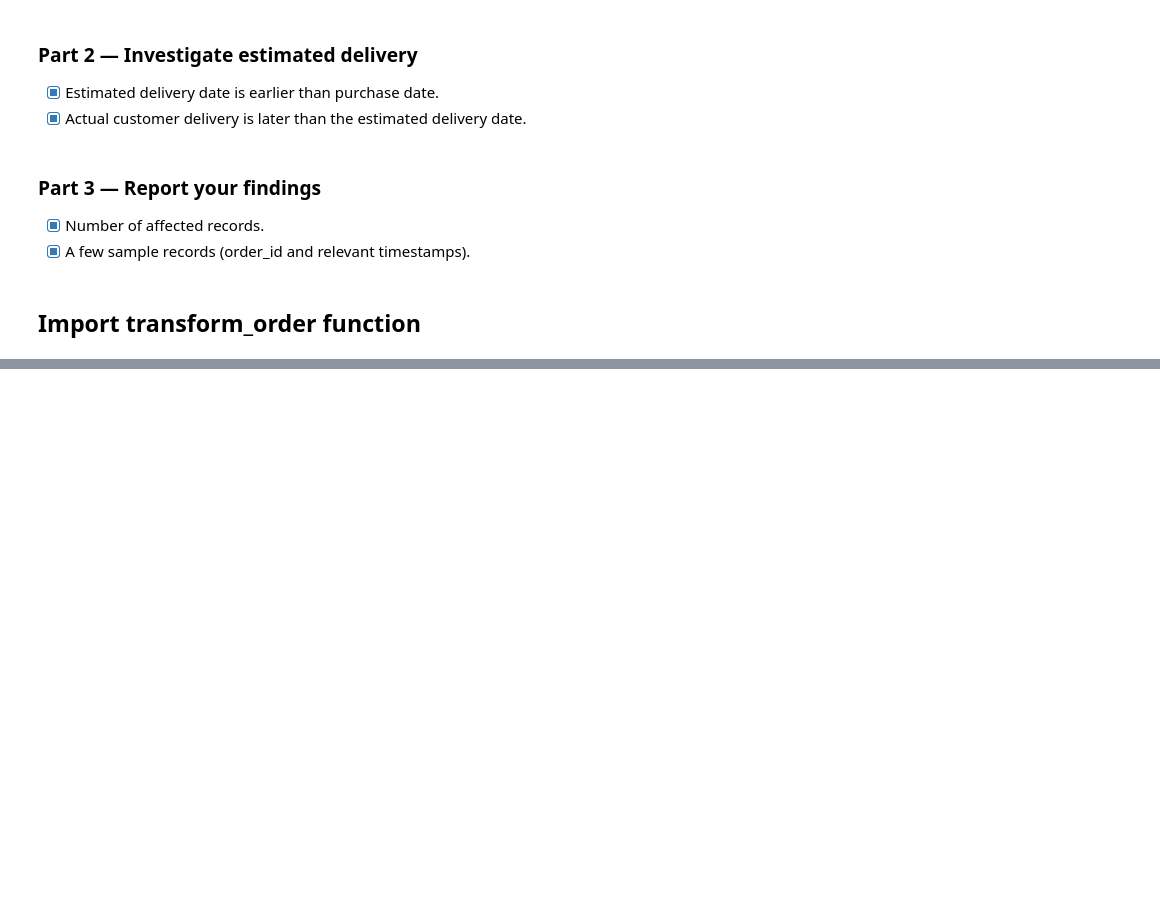
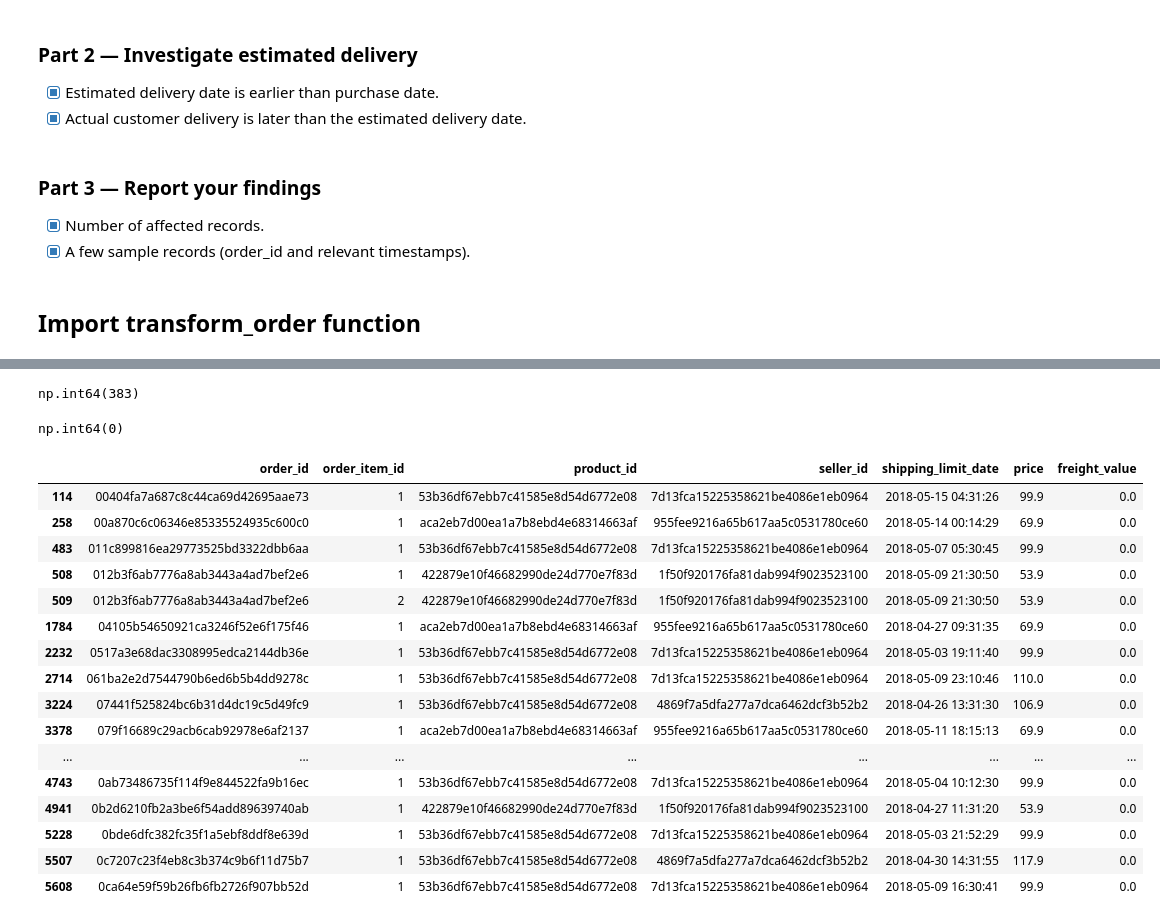
Before and after one commit to ashwinam/brazzilian-ecomm-data-engineering, a Jupyter notebook: notebooks/data_exploration.ipynb, the cells around one changed output, grey strips where cells are left out. Drawn from its saved outputs; the diff is of its cells as text; code cells hidden in the pictures; blank space fills up the shorter version.

```diff
--- a/notebooks/data_exploration.ipynb
+++ b/notebooks/data_exploration.ipynb
@@ -6,3 +7,6 @@ import pandas as pd
+# %%
+dataset_directory = pl.Path('datasets/brazilian-ecommerce/')
+dataframes = extract_all_datasets(dataset_directory)
 # %%
 for key, value in dataframes.items():
         # Investigating missing values
@@ -316,0 +283,2 @@ order_estimated_delivery_date 0 0
+# %%
+order_items_df = dataframes['olist_order_items_dataset']
@@ -316,0 +342,28 @@ order_estimated_delivery_date 0 0
+# %%
+(order_items_df['freight_value'] == 0).sum()
+# %% [output]
+np.int64(383)
+# %%
+(order_items_df['freight_value'] < 0).sum()
+# %% [output]
+np.int64(0)
+# %%
+order_items_df[order_items_df['freight_value'] <= 0].head(20)
+# %% [output]
+|  | order_id | order_item_id | product_id | seller_id | shipping_limit_date | price | freight_value |
+| 114 | 00404fa7a687c8c44ca69d42695aae73 | 1 | 53b36df67ebb7c41585e8d54d6772e08 | 7d13fca15225358621be4086e1eb0964 | 2018-05-15 04:31:26 | 99.9 | 0.0 |
+| 258 | 00a870c6c06346e85335524935c600c0 | 1 | aca2eb7d00ea1a7b8ebd4e68314663af | 955fee9216a65b617aa5c0531780ce60 | 2018-05-14 00:14:29 | 69.9 | 0.0 |
+| 483 | 011c899816ea29773525bd3322dbb6aa | 1 | 53b36df67ebb7c41585e8d54d6772e08 | 7d13fca15225358621be4086e1eb0964 | 2018-05-07 05:30:45 | 99.9 | 0.0 |
+| 508 | 012b3f6ab7776a8ab3443a4ad7bef2e6 | 1 | 422879e10f46682990de24d770e7f83d | 1f50f920176fa81dab994f9023523100 | 2018-05-09 21:30:50 | 53.9 | 0.0 |
+| 509 | 012b3f6ab7776a8ab3443a4ad7bef2e6 | 2 | 422879e10f46682990de24d770e7f83d | 1f50f920176fa81dab994f9023523100 | 2018-05-09 21:30:50 | 53.9 | 0.0 |
+| 1784 | 04105b54650921ca3246f52e6f175f46 | 1 | aca2eb7d00ea1a7b8ebd4e68314663af | 955fee9216a65b617aa5c0531780ce60 | 2018-04-27 09:31:35 | 69.9 | 0.0 |
+| 2232 | 0517a3e68dac3308995edca2144db36e | 1 | 53b36df67ebb7c41585e8d54d6772e08 | 7d13fca15225358621be4086e1eb0964 | 2018-05-03 19:11:40 | 99.9 | 0.0 |
+| 2714 | 061ba2e2d7544790b6ed6b5b4dd9278c | 1 | 53b36df67ebb7c41585e8d54d6772e08 | 7d13fca15225358621be4086e1eb0964 | 2018-05-09 23:10:46 | 110.0 | 0.0 |
+| 3224 | 07441f525824bc6b31d4dc19c5d49fc9 | 1 | 53b36df67ebb7c41585e8d54d6772e08 | 4869f7a5dfa277a7dca6462dcf3b52b2 | 2018-04-26 13:31:30 | 106.9 | 0.0 |
+| 3378 | 079f16689c29acb6cab92978e6af2137 | 1 | aca2eb7d00ea1a7b8ebd4e68314663af | 955fee9216a65b617aa5c0531780ce60 | 2018-05-11 18:15:13 | 69.9 | 0.0 |
+| ... | ... | ... | ... | ... | ... | ... | ... |
+| 4743 | 0ab73486735f114f9e844522fa9b16ec | 1 | 53b36df67ebb7c41585e8d54d6772e08 | 7d13fca15225358621be4086e1eb0964 | 2018-05-04 10:12:30 | 99.9 | 0.0 |
+| 4941 | 0b2d6210fb2a3be6f54add89639740ab | 1 | 422879e10f46682990de24d770e7f83d | 1f50f920176fa81dab994f9023523100 | 2018-04-27 11:31:20 | 53.9 | 0.0 |
+| 5228 | 0bde6dfc382fc35f1a5ebf8ddf8e639d | 1 | 53b36df67ebb7c41585e8d54d6772e08 | 7d13fca15225358621be4086e1eb0964 | 2018-05-03 21:52:29 | 99.9 | 0.0 |
+| 5507 | 0c7207c23f4eb8c3b374c9b6f11d75b7 | 1 | 53b36df67ebb7c41585e8d54d6772e08 | 4869f7a5dfa277a7dca6462dcf3b52b2 | 2018-04-30 14:31:55 | 117.9 | 0.0 |
+| 5608 | 0ca64e59f59b26fb6fb2726f907bb52d | 1 | 53b36df67ebb7c41585e8d54d6772e08 | 7d13fca15225358621be4086e1eb0964 | 2018-05-09 16:30:41 | 99.9 | 0.0 |
```
Also changed, not shown: parts of 18 cells of this notebook, 3 other files.
